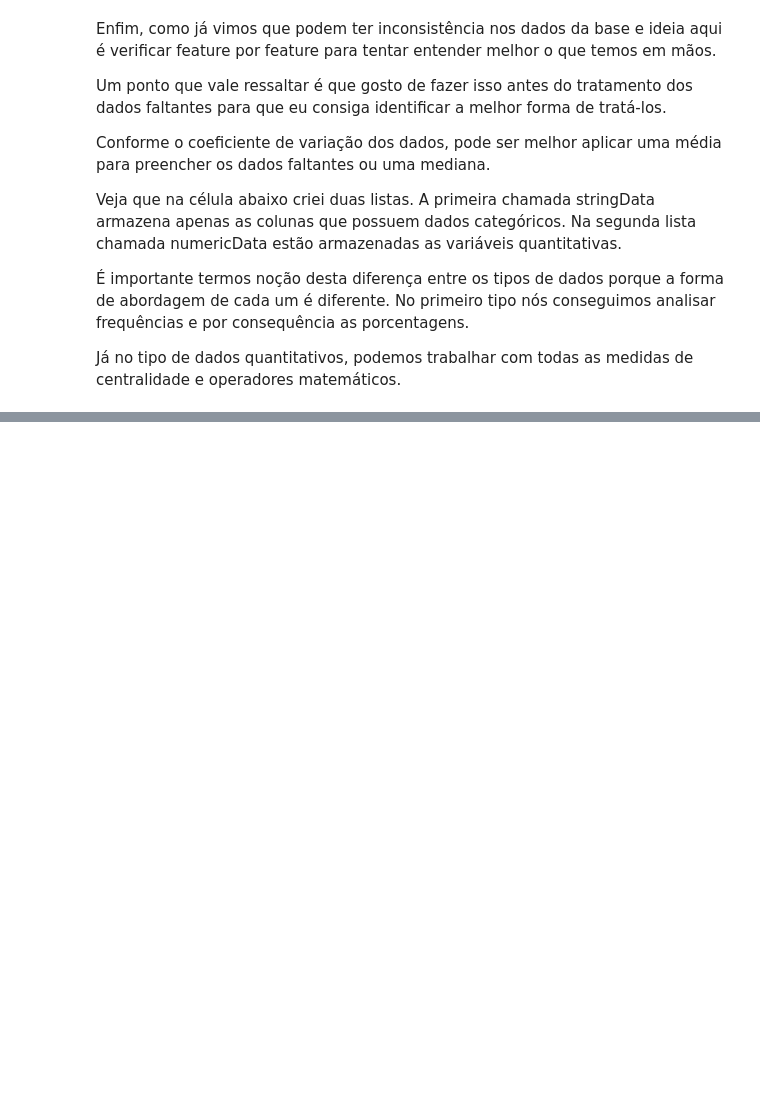
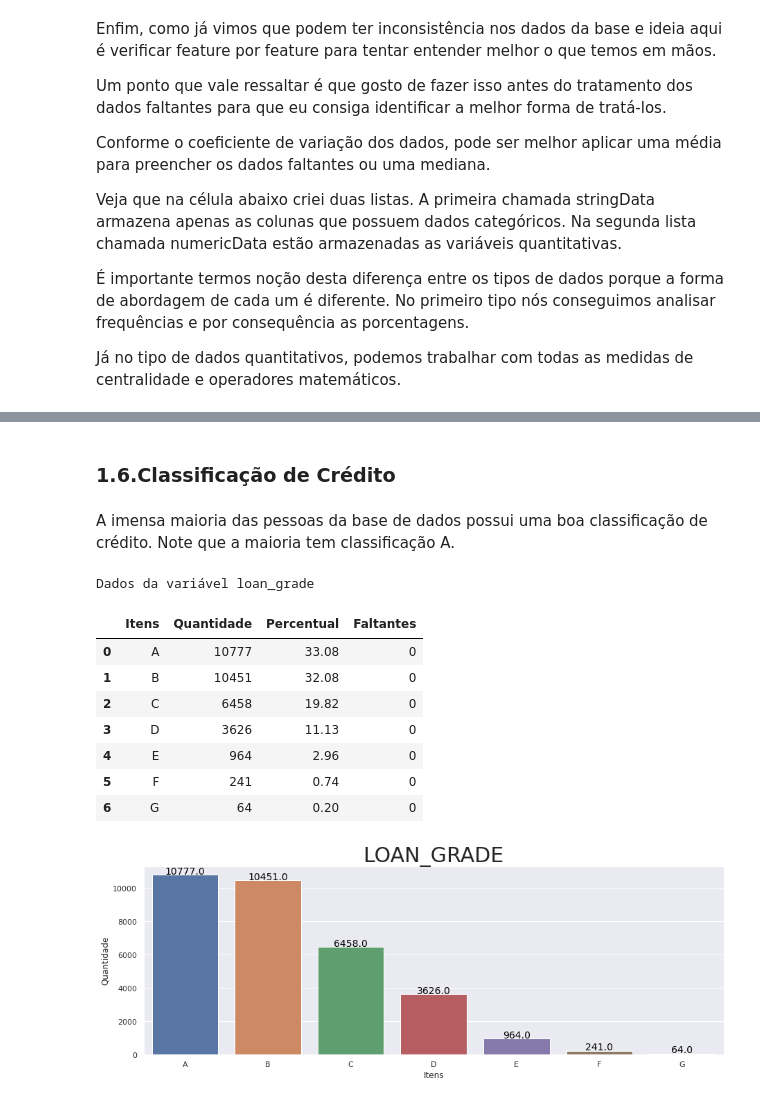
Before and after one commit to j2evaldo/dio, a Jupyter notebook: EDA_DIO.ipynb, the cells around one changed output, grey strips where cells are left out. Cells and saved outputs as stored; diff of their text form; code cells hidden in the pictures; blank space fills up the shorter version.

```diff
--- a/EDA_DIO.ipynb
+++ b/EDA_DIO.ipynb
@@ -198,0 +212,17 @@ Dados Faltantes
+# %% [markdown]
+### **1.6.Classificação de Crédito**
+# %% [markdown]
+A imensa maioria das pessoas da base de dados possui uma boa classificação de crédito. Note que a maioria tem classificação A.
+# %%
+categoricos('loan_grade')
+# %% [output]
+Dados da variável loan_grade
+|  | Itens | Quantidade | Percentual | Faltantes |
+| 0 | A | 10777 | 33.08 | 0 |
+| 1 | B | 10451 | 32.08 | 0 |
+| 2 | C | 6458 | 19.82 | 0 |
+| 3 | D | 3626 | 11.13 | 0 |
+| 4 | E | 964 | 2.96 | 0 |
+| 5 | F | 241 | 0.74 | 0 |
+| 6 | G | 64 | 0.20 | 0 |
+[figure, added]
```
Also changed, not shown: parts of 12 cells of this notebook.
